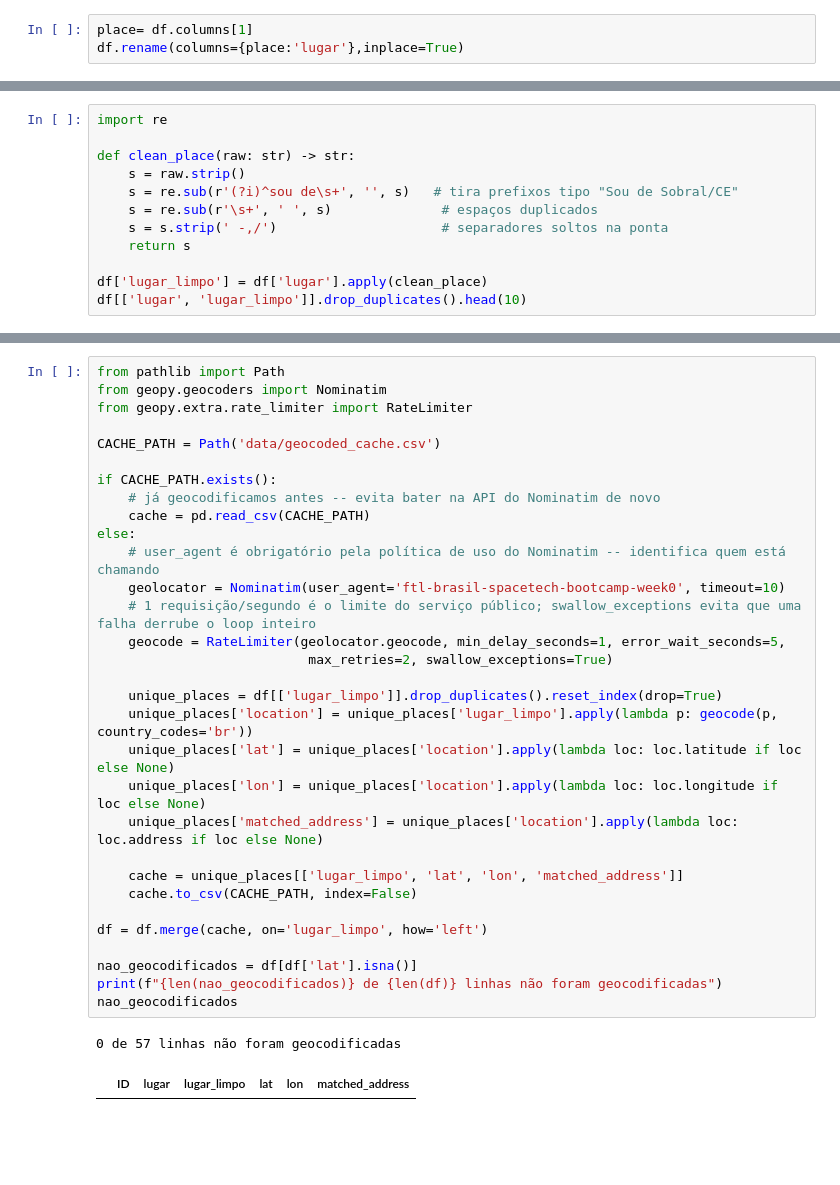
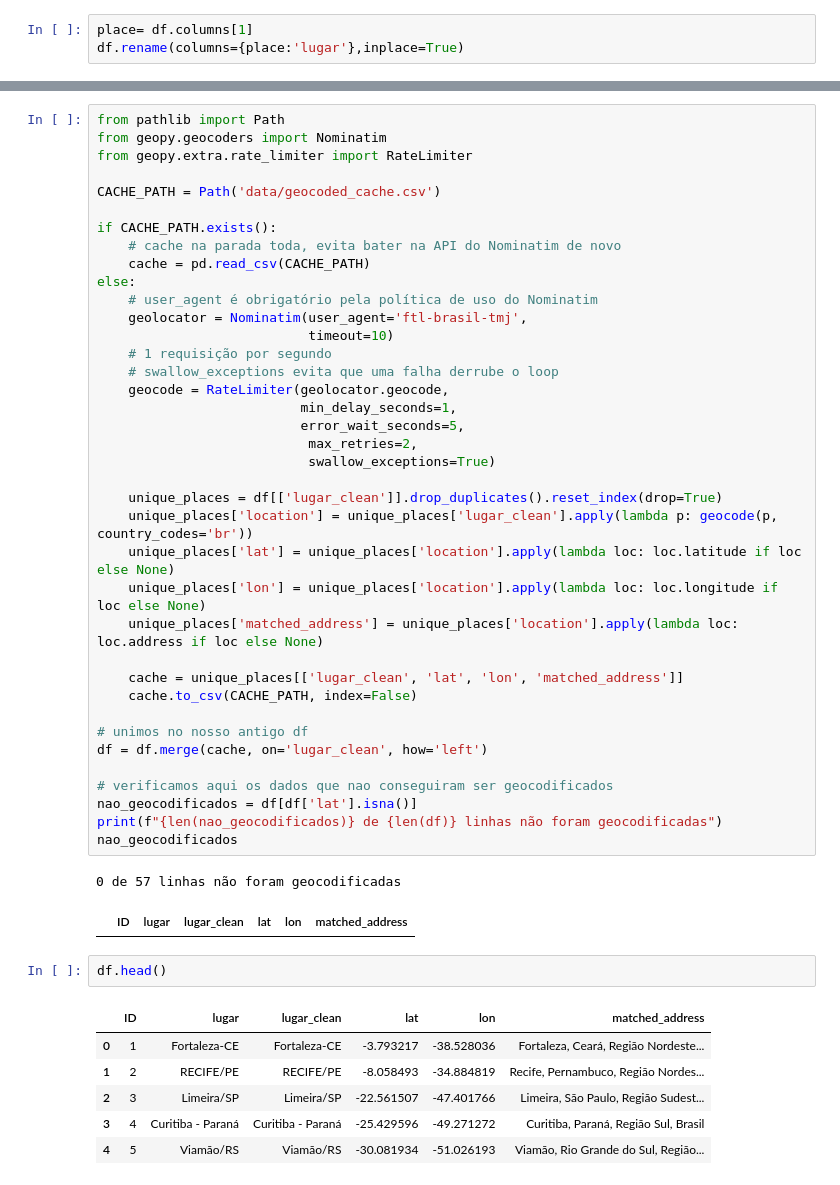
Before and after one commit to ftl-brazil-2026/ebook, a Jupyter notebook: fundamentals_gis_rs/week0/space_tech_ecossystem.ipynb, the cells around one changed output, grey strips where cells are left out. Cells and saved outputs as stored; diff of their text form; blank space fills up the shorter version.

Commit message:
-- change some index, fix the json and html page, improve the first session

```diff
--- a/fundamentals_gis_rs/week0/space_tech_ecossystem.ipynb
+++ b/fundamentals_gis_rs/week0/space_tech_ecossystem.ipynb
@@ -69,12 +72,0 @@ Como o texto livre tem bastante variação — separadores diferentes (`/`, `-`,
-# %%
-import re
-
-def clean_place(raw: str) -> str:
-    s = raw.strip()
-    s = re.sub(r'(?i)^sou de\s+', '', s)   # tira prefixos tipo "Sou de Sobral/CE"
-    s = re.sub(r'\s+', ' ', s)              # espaços duplicados
-    s = s.strip(' -,/')                     # separadores soltos na ponta
-    return s
-
-df['lugar_limpo'] = df['lugar'].apply(clean_place)
-df[['lugar', 'lugar_limpo']].drop_duplicates().head(10)
@@ -93,35 +73,51 @@ df[['lugar', 'lugar_limpo']].drop_duplicates().head(10)
 # %%
 from pathlib import Path
 from geopy.geocoders import Nominatim
 from geopy.extra.rate_limiter import RateLimiter
 
 CACHE_PATH = Path('data/geocoded_cache.csv')
 
 if CACHE_PATH.exists():
-    # já geocodificamos antes -- evita bater na API do Nominatim de novo
+    # cache na parada toda, evita bater na API do Nominatim de novo
     cache = pd.read_csv(CACHE_PATH)
 else:
-    # user_agent é obrigatório pela política de uso do Nominatim -- identifica quem está chamando
-    geolocator = Nominatim(user_agent='ftl-brasil-spacetech-bootcamp-week0', timeout=10)
-    # 1 requisição/segundo é o limite do serviço público; swallow_exceptions evita que uma falha derrube o loop inteiro
-    geocode = RateLimiter(geolocator.geocode, min_delay_seconds=1, error_wait_seconds=5,
-                           max_retries=2, swallow_exceptions=True)
+    # user_agent é obrigatório pela política de uso do Nominatim
+    geolocator = Nominatim(user_agent='ftl-brasil-tmj',
+                           timeout=10)
+    # 1 requisição por segundo
+    # swallow_exceptions evita que uma falha derrube o loop
+    geocode = RateLimiter(geolocator.geocode,
+                          min_delay_seconds=1,
+                          error_wait_seconds=5,
+                           max_retries=2,
+                           swallow_exceptions=True)
 
-    unique_places = df[['lugar_limpo']].drop_duplicates().reset_index(drop=True)
-    unique_places['location'] = unique_places['lugar_limpo'].apply(lambda p: geocode(p, country_codes='br'))
+    unique_places = df[['lugar_clean']].drop_duplicates().reset_index(drop=True)
+    unique_places['location'] = unique_places['lugar_clean'].apply(lambda p: geocode(p, country_codes='br'))
     unique_places['lat'] = unique_places['location'].apply(lambda loc: loc.latitude if loc else None)
     unique_places['lon'] = unique_places['location'].apply(lambda loc: loc.longitude if loc else None)
     unique_places['matched_address'] = unique_places['location'].apply(lambda loc: loc.address if loc else None)
 
-    cache = unique_places[['lugar_limpo', 'lat', 'lon', 'matched_address']]
+    cache = unique_places[['lugar_clean', 'lat', 'lon', 'matched_address']]
     cache.to_csv(CACHE_PATH, index=False)
 
-df = df.merge(cache, on='lugar_limpo', how='left')
+# unimos no nosso antigo df
+df = df.merge(cache, on='lugar_clean', how='left')
 
+# verificamos aqui os dados que nao conseguiram ser geocodificados
 nao_geocodificados = df[df['lat'].isna()]
 print(f"{len(nao_geocodificados)} de {len(df)} linhas não foram geocodificadas")
 nao_geocodificados
 # %% [output]
 0 de 57 linhas não foram geocodificadas
-|  | ID | lugar | lugar_limpo | lat | lon | matched_address |
+|  | ID | lugar | lugar_clean | lat | lon | matched_address |
+# %%
+df.head()
+# %% [output]
+|  | ID | lugar | lugar_clean | lat | lon | matched_address |
+| 0 | 1 | Fortaleza-CE | Fortaleza-CE | -3.793217 | -38.528036 | Fortaleza, Ceará, Região Nordeste... |
+| 1 | 2 | RECIFE/PE | RECIFE/PE | -8.058493 | -34.884819 | Recife, Pernambuco, Região Nordes... |
+| 2 | 3 | Limeira/SP | Limeira/SP | -22.561507 | -47.401766 | Limeira, São Paulo, Região Sudest... |
+| 3 | 4 | Curitiba - Paraná | Curitiba - Paraná | -25.429596 | -49.271272 | Curitiba, Paraná, Região Sul, Brasil |
+| 4 | 5 | Viamão/RS | Viamão/RS | -30.081934 | -51.026193 | Viamão, Rio Grande do Sul, Região... |
 # %%
```
Also changed, not shown: parts of 25 cells of this notebook, 10 other files.
